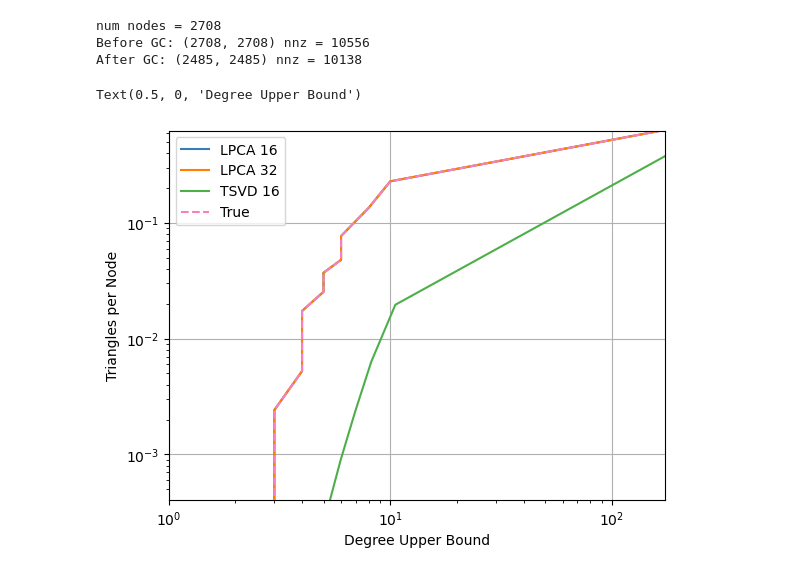
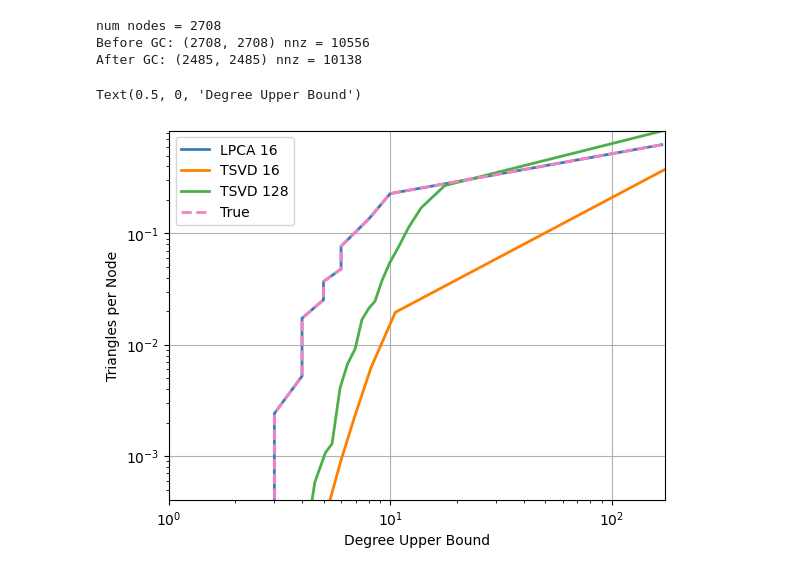
Before and after one commit to linyx1998/ML-with-Graph-Final-Project, a Jupyter notebook: recover-triangles.ipynb, the cells around one changed output. Drawn from its saved outputs; the diff is of its cells as text; code cells hidden in the pictures.

```diff
--- a/recover-triangles.ipynb
+++ b/recover-triangles.ipynb
@@ -114,16 +114,16 @@ def tri_reconstruction(U, V, n, skip_int):
     return deg_seq_recon, tri_seq_recon
 # %%
 U_lpca_16, V_lpca_16 = lpca_fit(adj, rank_value=16, maxiter=2000)
-U_lpca_32, V_lpca_32 = lpca_fit(adj, rank_value=32, maxiter=2000)
 
 U_tsvd_16, V_tsvd_16 = tsvd_fit(adj, rank=16)
+U_tsvd_128, V_tsvd_128 = tsvd_fit(adj, rank=128)
 # %%
 n = adj.shape[0]
 skip_int = 100
 
 deg_seq_recon_lpca_16, tri_seq_recon_lpca_16 = tri_reconstruction(U_lpca_16, V_lpca_16, n=n, skip_int=skip_int)
-deg_seq_recon_lpca_32, tri_seq_recon_lpca_32 = tri_reconstruction(U_lpca_32, V_lpca_32, n=n, skip_int=skip_int)
 deg_seq_recon_tsvd_16, tri_seq_recon_tsvd_16 = tri_reconstruction(U_tsvd_16, V_tsvd_16, n=n, skip_int=skip_int)
+deg_seq_recon_tsvd_128, tri_seq_recon_tsvd_128 = tri_reconstruction(U_tsvd_128, V_tsvd_128, n=n, skip_int=skip_int)
 
 deg_true = np.array(adj.sum(axis=1)).flatten()
 deg_order_true = np.argsort(deg_true)
@@ -141,22 +141,22 @@ for i in indices:
 tri_seq_true = np.array(tri_seq_true)
 # %%
 fig, ax = plt.subplots()
-ax.semilogy(deg_seq_recon_lpca_16, tri_seq_recon_lpca_16 / n, label='LPCA 16')
-ax.semilogy(deg_seq_recon_lpca_32, tri_seq_recon_lpca_32 / n, label='LPCA 32')
-ax.semilogy(deg_seq_recon_tsvd_16, tri_seq_recon_tsvd_16 / n, label='TSVD 16')
-ax.semilogy(deg_seq_true, tri_seq_true / n, label='True', linestyle='--')
+ax.semilogy(deg_seq_recon_lpca_16, tri_seq_recon_lpca_16 / n, label='LPCA 16', linewidth=2)
+ax.semilogy(deg_seq_recon_tsvd_16, tri_seq_recon_tsvd_16 / n, label='TSVD 16', linewidth=2)
+ax.semilogy(deg_seq_recon_tsvd_128, tri_seq_recon_tsvd_128 / n, label='TSVD 128', linewidth=2)
+ax.semilogy(deg_seq_true, tri_seq_true / n, label='True', linestyle='--', linewidth=2)
 
 ax.legend()
 ax.grid()
 ax.autoscale(enable=True, axis='x', tight=True)
 ax.autoscale(enable=True, axis='y', tight=True)
 ax.set_xlim(1,)
 ax.set_ylim(1/n,)
 
 ax.set_xscale('log')
 
 ax.set_ylabel('Triangles per Node')
 ax.set_xlabel('Degree Upper Bound')
 # %% [output]
 Text(0.5, 0, 'Degree Upper Bound')
-[figure, old version]
+[figure, new version]
```
